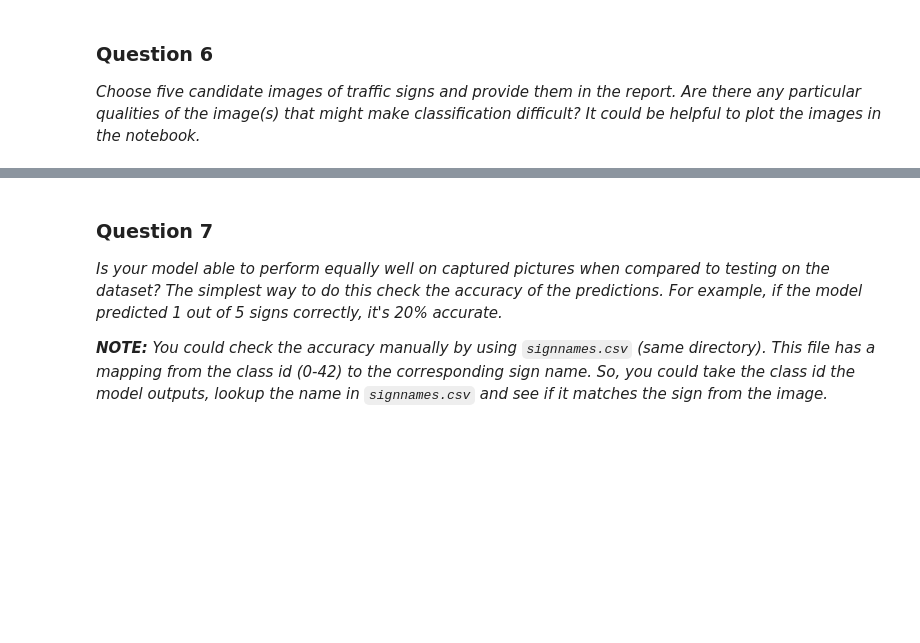
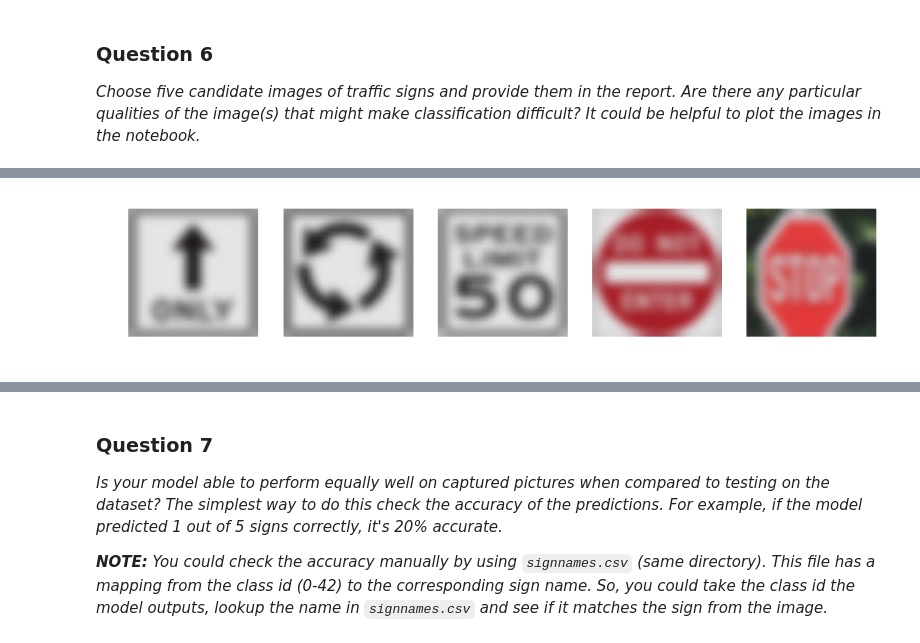
Before and after one commit to dankiman/CarND-Traffic-Sign-Classifier-Project, a Jupyter notebook: Traffic_Sign_Classifier.ipynb, the cells around one changed output, grey strips where cells are left out. Cells and saved outputs as stored; diff of their text form; code cells hidden in the pictures; blank space fills up the shorter version.

```diff
--- a/Traffic_Sign_Classifier.ipynb
+++ b/Traffic_Sign_Classifier.ipynb
@@ -538,26 +627,6 @@ You may find `signnames.csv` useful as it contains mappings from the class id (i
 ### Implementation
 
 Use the code cell (or multiple code cells, if necessary) to implement the first step of your project. Once you have completed your implementation and are satisfied with the results, be sure to thoroughly answer the questions that follow.
-# %%
-### Load the images and plot them here.
-import glob
-
-def plot_images(images):
-    """
-    This function plots the local images using a 8x8 grid.
-    """
-    print('Printing a grid with local images...')
-    plt.figure(figsize=(16, 16))
-    for i,img in enumerate(images):
-        # plot the grid
-        plt.subplot(8, 8, i+1)
-        plt.imshow(img)
-        plt.axis('off')
-    plt.show()
-
-images = [plt.imread(file).astype(np.float32) for file in glob.glob(SIGNS_DIR + "/*")]
-
-plot_images(images)
 # %% [markdown]
 ### Question 6
 
@@ -569,0 +640,73 @@ _Choose five candidate images of traffic signs and provide them in the report. A
+# %%
+### Load the images and plot them here.
+import numpy as np
+import matplotlib.pyplot as plt
+import matplotlib.image as mpimg
+import scipy.misc as sciImg
+
+# Visualizations will be shown in the notebook.
+%matplotlib inline
+
+def load_images(filename):
+    img = mpimg.imread("signs/" + filename)
+    return np.array(sciImg.imresize(img, (32, 32), interp='bilinear'))
+
+signs = [
+    [35, "aheadOnly.png"],
+    #[9, "dontPass.png"],
+    [40, "roundAbout.png"],
+    [2, "speed50.png"],
+    [17, "noEntry.png"],
+    [14, "stop.png"],
+]
+
+test_images = np.array([load_images(s[1]) for s in signs])
+test_labels = np.array([s[0] for s in signs])
+
+# Security check
+assert(len(test_images) == len(test_labels))
+
+def plot_images(images):
+    """
+    This function plots the local images using a 8x8 grid.
+    """
+    print('Showing images...')
+    plt.figure(figsize=(16, 16))
+    for i,img in enumerate(images):
+        # plot the grid
+        plt.subplot(8, 8, i+1)
+        plt.imshow(img)
+        plt.axis('off')
+    plt.show()
+
+def plot_training_images(labels):
+    """
+    This function plots the a sample of the training images
+    dataset, according to the parameter "labels",
+    using a 8x8 grid.
+    """
+    print('Original training dataset images...')
+    plt.figure(figsize=(16, 16))
+    for i,label in enumerate(labels):
+        mask = np.where(y_train == label)[0]
+        img = X_train[np.random.choice(mask)]
+        plt.subplot(8, 8, i+1)
+        plt.imshow(img)
+        plt.axis('off')
+    plt.show()
+
+test_images = normalize(test_images)
+test_images = gaussian_blur(test_images)
+
+plot_images(test_images)
+
+with tf.Session() as sess:
+    saver.restore(sess, save_file)
+    test_accuracy = evaluate(test_images, test_labels)
+    print("Test Accuracy = {:.3f}".format(test_accuracy))
+    predictions = []
+    for idx in range(len(test_images)):
+        pred = sess.run(tf.argmax(logits,1), feed_dict={x: test_images[idx:idx+1], y: test_labels[idx:idx+1], keep_prob: 1.})
+        predictions.append(int(pred))
+    print("Predicted classes = " + str(predictions))
+# %% [output]
@@ -569,0 +715 @@ _Choose five candidate images of traffic signs and provide them in the report. A
+[figure, added]
```
Also changed, not shown: parts of 42 cells of this notebook, 22 other files.
